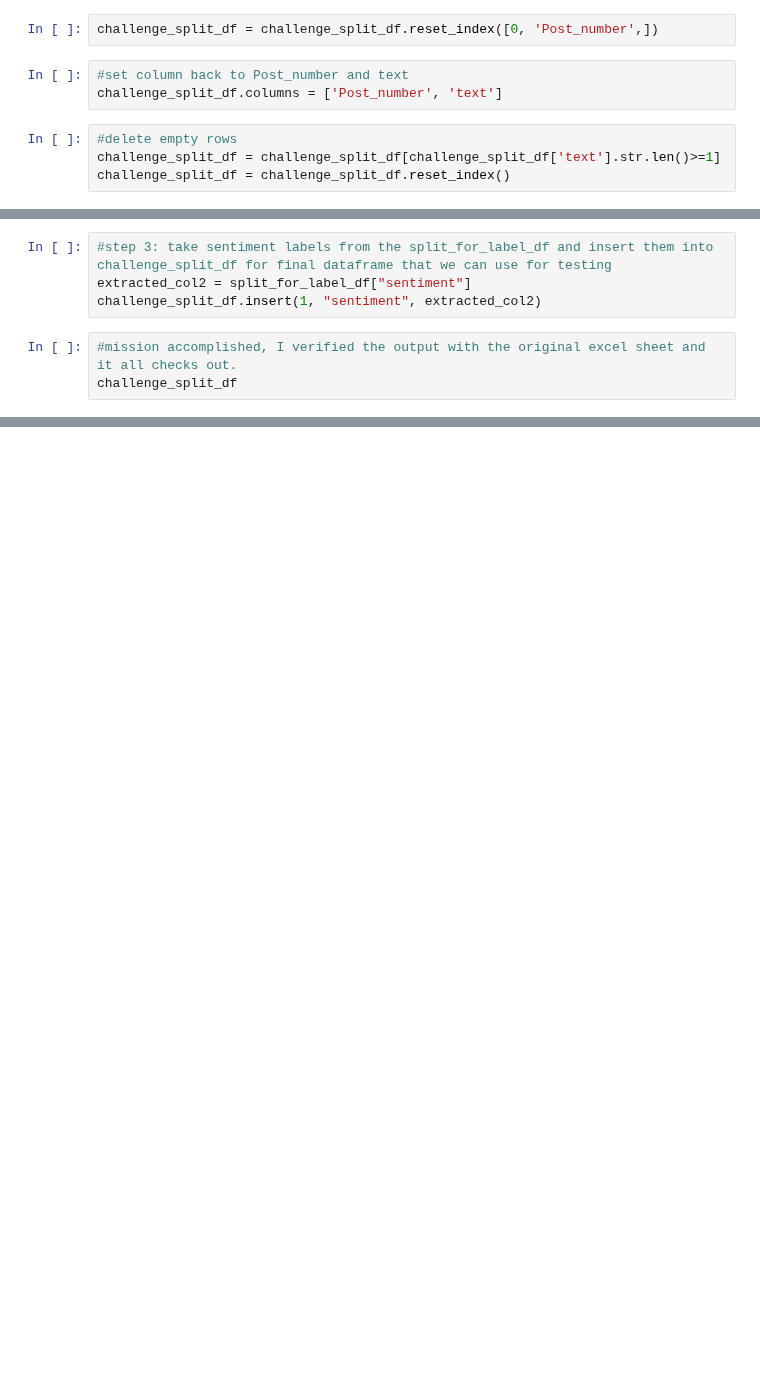
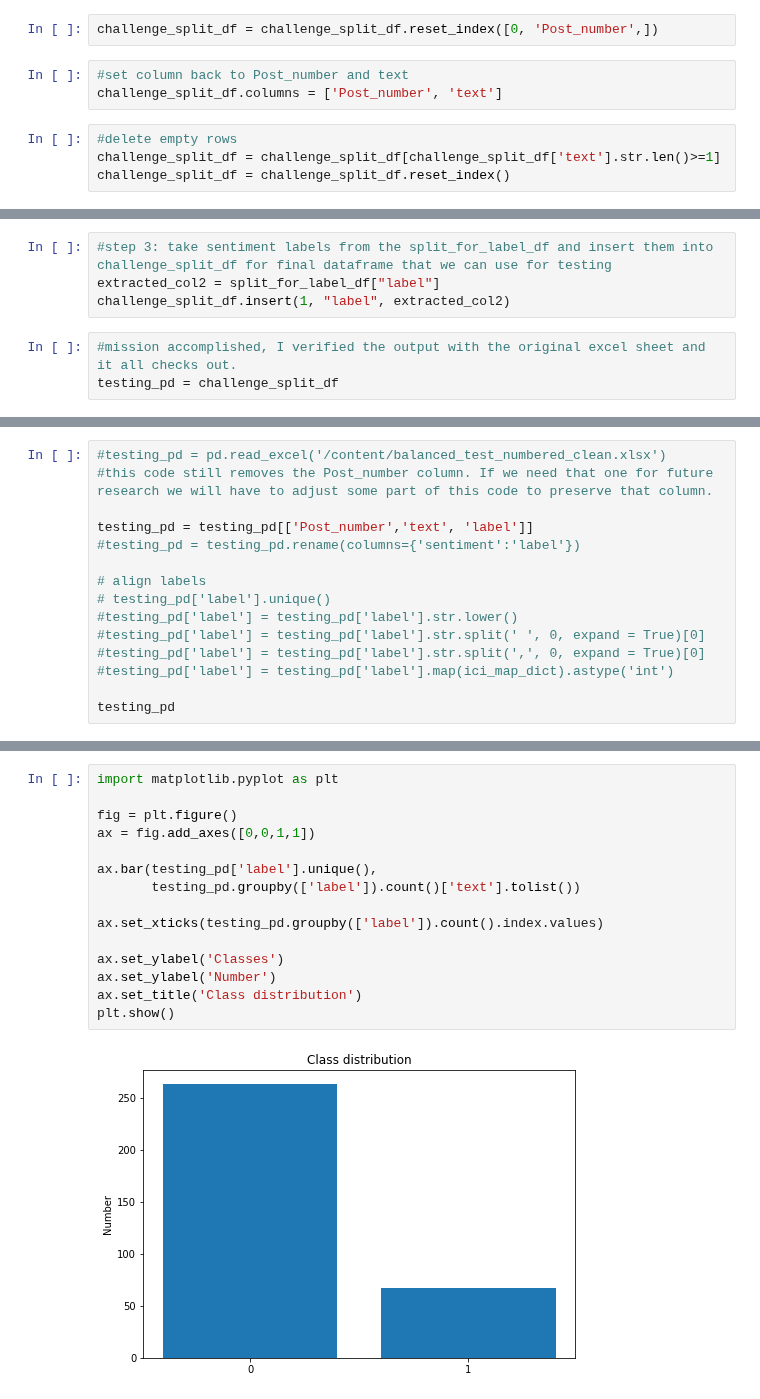
Before and after one commit to advapplab/sentiment_analysis_election_2022, a Jupyter notebook: split_ICI_test_data.ipynb, the cells around one changed output, grey strips where cells are left out. Saved outputs shown, nothing was run; the diff lists cells and outputs as text; blank space fills up the shorter version.

```diff
--- a/split_ICI_test_data.ipynb
+++ b/split_ICI_test_data.ipynb
@@ -114,7 +229,7 @@ challenge_split_df
 # %%
 #step 3: take sentiment labels from the split_for_label_df and insert them into challenge_split_df for final dataframe that we can use for testing
-extracted_col2 = split_for_label_df["sentiment"]
-challenge_split_df.insert(1, "sentiment", extracted_col2)
+extracted_col2 = split_for_label_df["label"]
+challenge_split_df.insert(1, "label", extracted_col2)
 # %%
 #mission accomplished, I verified the output with the original excel sheet and it all checks out.
-challenge_split_df
+testing_pd = challenge_split_df
@@ -134,0 +254,15 @@ challenge_split_df
+# %%
+#testing_pd = pd.read_excel('/content/balanced_test_numbered_clean.xlsx')
+#this code still removes the Post_number column. If we need that one for future research we will have to adjust some part of this code to preserve that column.
+
+testing_pd = testing_pd[['Post_number','text', 'label']]
+#testing_pd = testing_pd.rename(columns={'sentiment':'label'})
+
+# align labels
+# testing_pd['label'].unique()
+#testing_pd['label'] = testing_pd['label'].str.lower()
+#testing_pd['label'] = testing_pd['label'].str.split(' ', 0, expand = True)[0]
+#testing_pd['label'] = testing_pd['label'].str.split(',', 0, expand = True)[0]
+#testing_pd['label'] = testing_pd['label'].map(ici_map_dict).astype('int')
+
+testing_pd
@@ -134,0 +288,17 @@ challenge_split_df
+# %%
+import matplotlib.pyplot as plt
+
+fig = plt.figure()
+ax = fig.add_axes([0,0,1,1])
+
+ax.bar(testing_pd['label'].unique(),
+       testing_pd.groupby(['label']).count()['text'].tolist())
+
+ax.set_xticks(testing_pd.groupby(['label']).count().index.values)
+
+ax.set_ylabel('Classes')
+ax.set_ylabel('Number')
+ax.set_title('Class distribution')
+plt.show()
+# %% [output]
+[figure, added]
```
Also changed, not shown: parts of 51 cells of this notebook.
